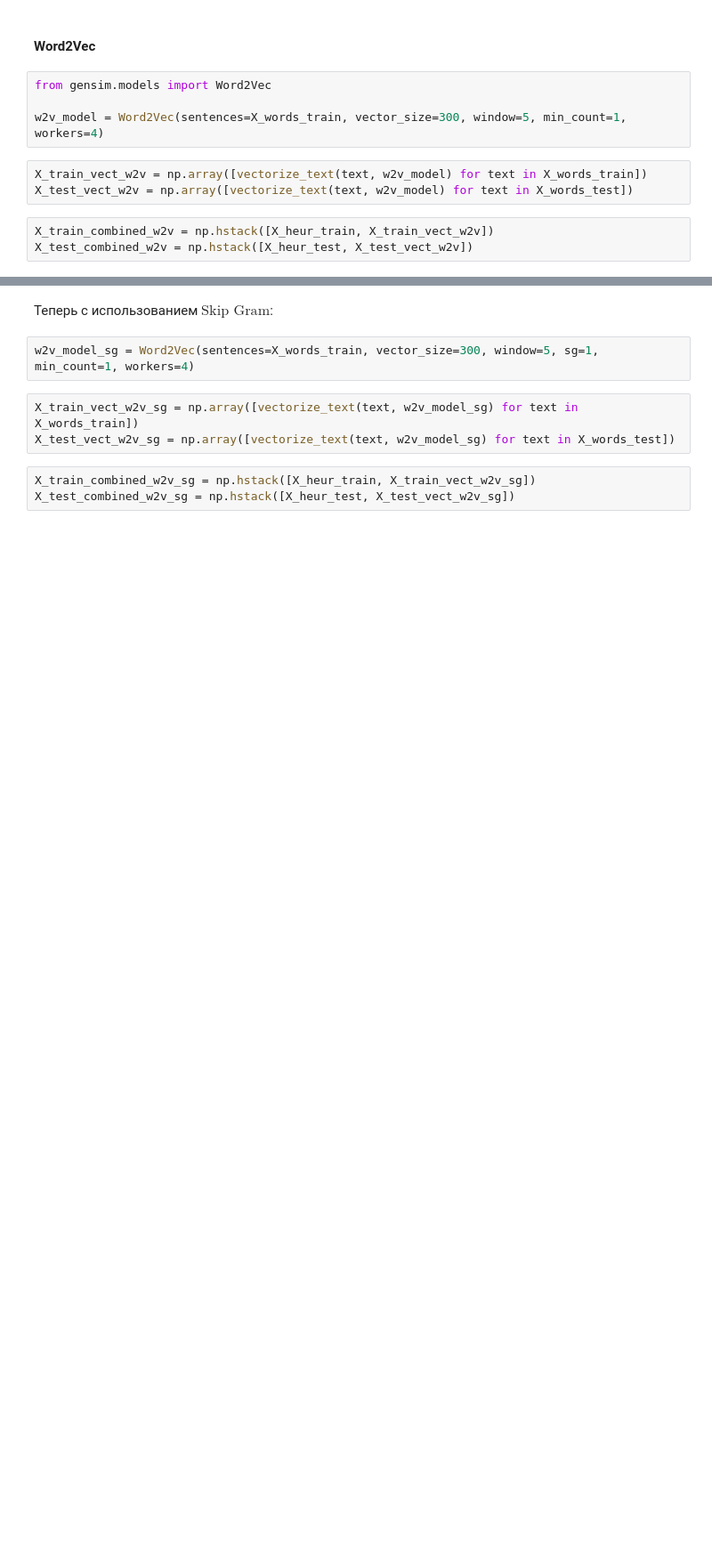
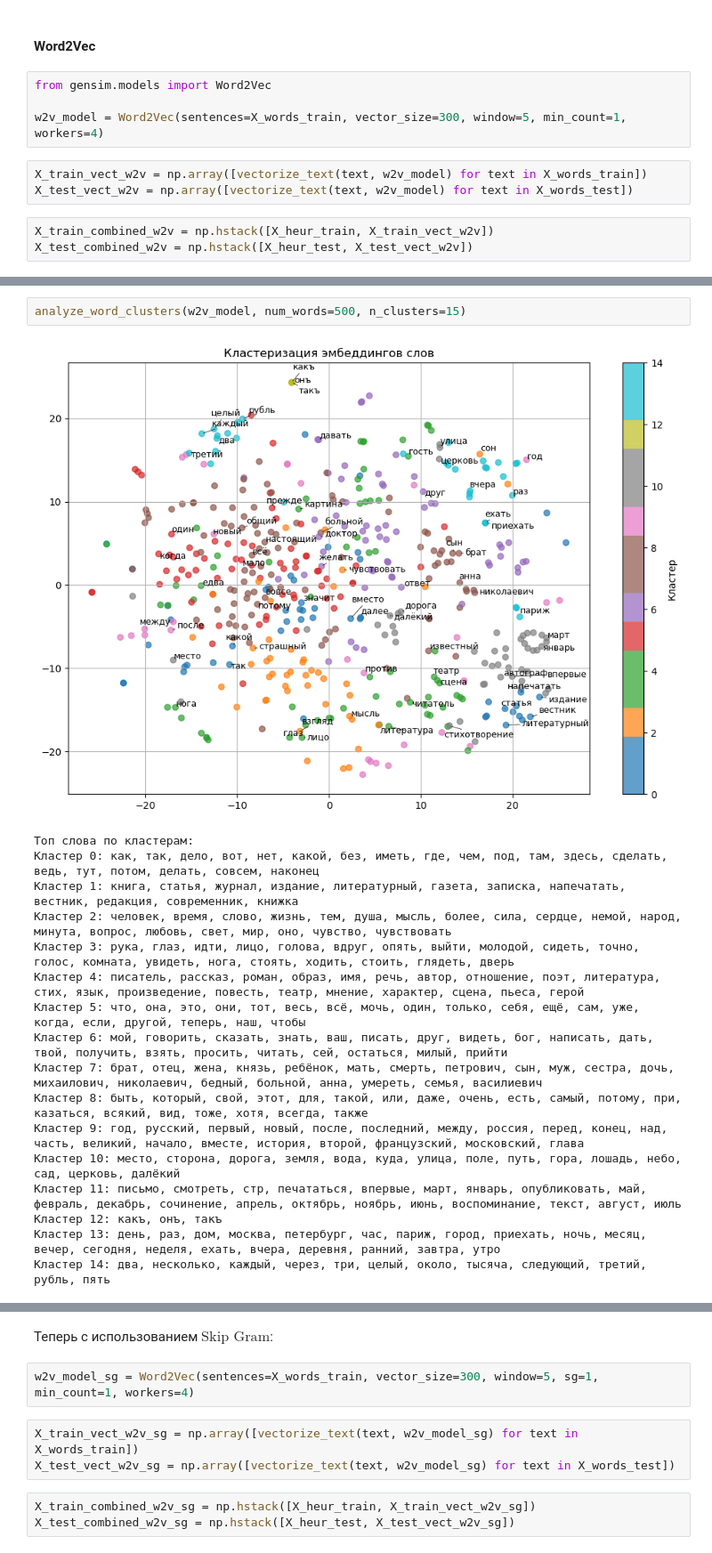
Before and after one commit to DAChernikov/AuthDef_group_project, a Jupyter notebook: notebooks/baseline_pipeline_v3.ipynb, the cells around one changed output, grey strips where cells are left out. Shown at 89% size. Saved outputs shown, nothing was run; the diff lists cells and outputs as text; blank space fills up the shorter version.

```diff
--- a/notebooks/baseline_pipeline_v3.ipynb
+++ b/notebooks/baseline_pipeline_v3.ipynb
@@ -112,0 +264,20 @@ X_test_combined_w2v = np.hstack([X_heur_test, X_test_vect_w2v])
+# %%
+analyze_word_clusters(w2v_model, num_words=500, n_clusters=15)
+# %% [output]
+[figure, added]
+Топ слова по кластерам:
+Кластер 0: как, так, дело, вот, нет, какой, без, иметь, где, чем, под, там, здесь, сделать, ведь, тут, потом, делать, совсем, наконец
+Кластер 1: книга, статья, журнал, издание, литературный, газета, записка, напечатать, вестник, редакция, современник, книжка
+Кластер 2: человек, время, слово, жизнь, тем, душа, мысль, более, сила, сердце, немой, народ, минута, вопрос, любовь, свет, мир, оно, чувство, чувствовать
+Кластер 3: рука, глаз, идти, лицо, голова, вдруг, опять, выйти, молодой, сидеть, точно, голос, комната, увидеть, нога, стоять, ходить, стоить, глядеть, дверь
+Кластер 4: писатель, рассказ, роман, образ, имя, речь, автор, отношение, поэт, литература, стих, язык, произведение, повесть, театр, мнение, характер, сцена, пьеса, герой
+Кластер 5: что, она, это, они, тот, весь, всё, мочь, один, только, себя, ещё, сам, уже, когда, если, другой, теперь, наш, чтобы
+Кластер 6: мой, говорить, сказать, знать, ваш, писать, друг, видеть, бог, написать, дать, твой, получить, взять, просить, читать, сей, остаться, милый, прийти
+Кластер 7: брат, отец, жена, князь, ребёнок, мать, смерть, петрович, сын, муж, сестра, дочь, михаилович, николаевич, бедный, больной, анна, умереть, семья, василиевич
+Кластер 8: быть, который, свой, этот, для, такой, или, даже, очень, есть, самый, потому, при, казаться, всякий, вид, тоже, хотя, всегда, также
+Кластер 9: год, русский, первый, новый, после, последний, между, россия, перед, конец, над, часть, великий, начало, вместе, история, второй, французский, московский, глава
+Кластер 10: место, сторона, дорога, земля, вода, куда, улица, поле, путь, гора, лошадь, небо, сад, церковь, далёкий
+Кластер 11: письмо, смотреть, стр, печататься, впервые, март, январь, опубликовать, май, февраль, декабрь, сочинение, апрель, октябрь, ноябрь, июнь, воспоминание, текст, август, июль
+Кластер 12: какъ, онъ, такъ
+Кластер 13: день, раз, дом, москва, петербург, час, париж, город, приехать, ночь, месяц, вечер, сегодня, неделя, ехать, вчера, деревня, ранний, завтра, утро
+Кластер 14: два, несколько, каждый, через, три, целый, около, тысяча, следующий, третий, рубль, пять
```
Also changed, not shown: parts of 27 cells of this notebook.
